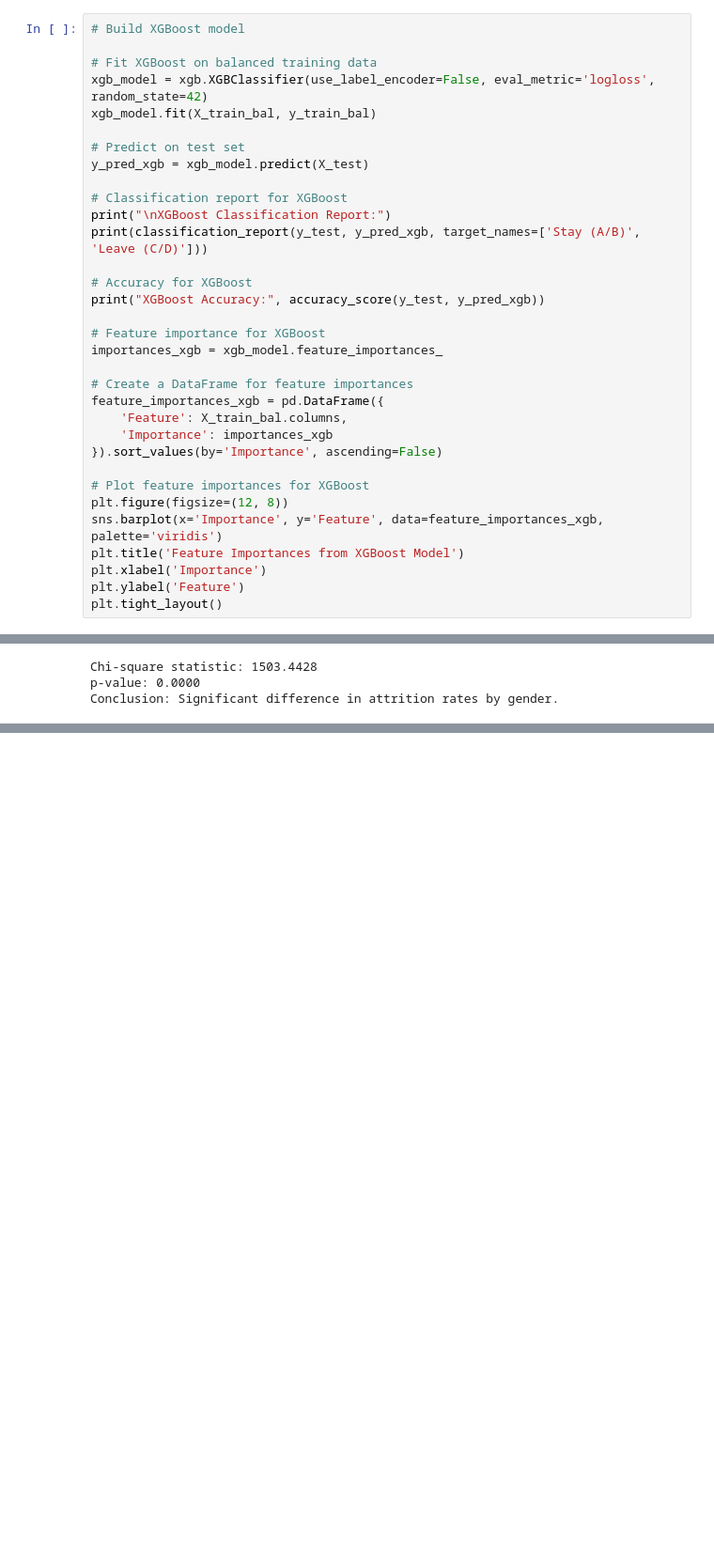
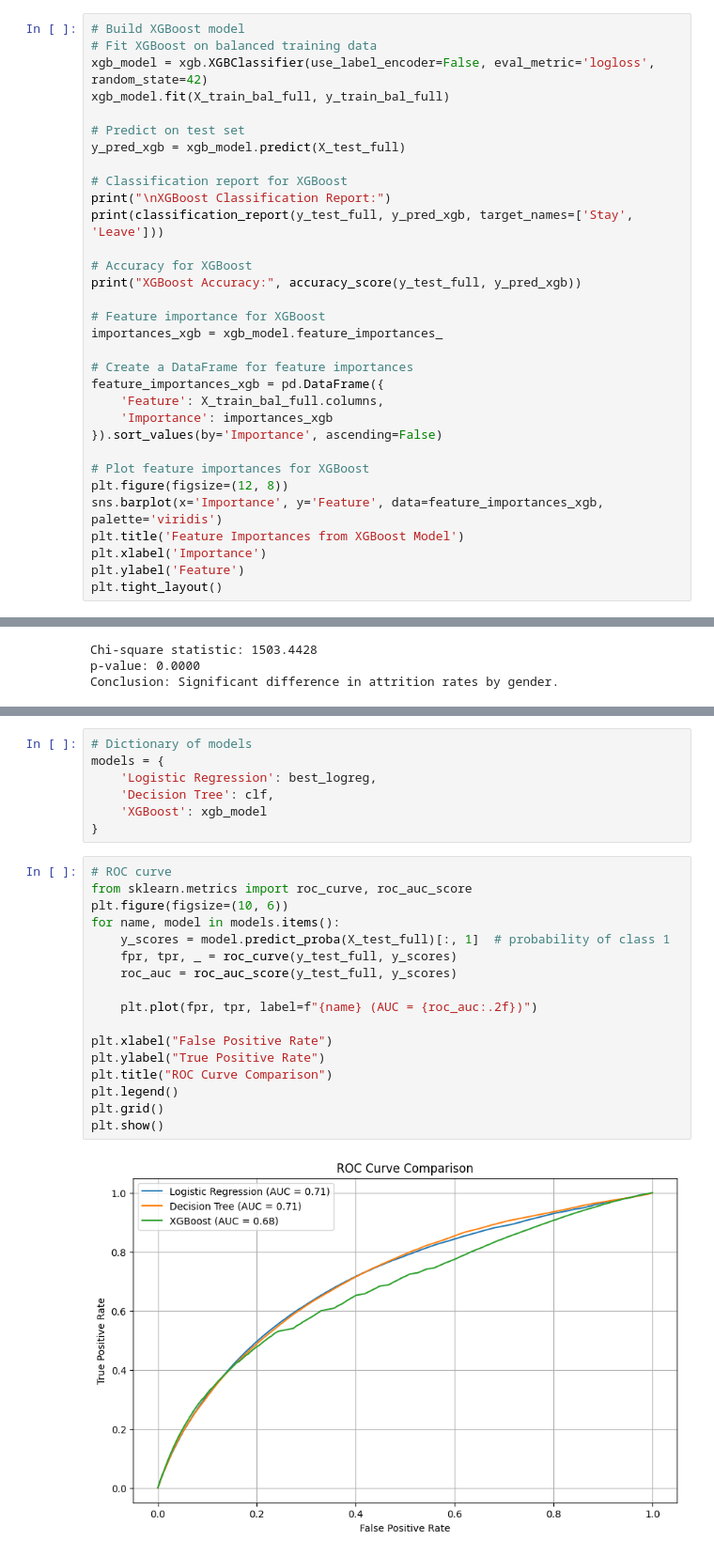
Before and after one commit to sophiaajensen/ADS599_CapstoneProject, a Jupyter notebook: code library/Modeling.ipynb, the cells around one changed output, grey strips where cells are left out. Shown at 94% size. Drawn from its saved outputs; the diff is of its cells as text; blank space fills up the shorter version.

```diff
--- a/code library/Modeling.ipynb
+++ b/code library/Modeling.ipynb
@@ -254,27 +170,26 @@ Fitting 3 folds for each of 108 candidates, totalling 324 fits
 ## XGBoost
 # %%
 # Build XGBoost model
-
 # Fit XGBoost on balanced training data
 xgb_model = xgb.XGBClassifier(use_label_encoder=False, eval_metric='logloss', random_state=42)
-xgb_model.fit(X_train_bal, y_train_bal)
+xgb_model.fit(X_train_bal_full, y_train_bal_full)
 
 # Predict on test set
-y_pred_xgb = xgb_model.predict(X_test)
+y_pred_xgb = xgb_model.predict(X_test_full)
 
 # Classification report for XGBoost
 print("\nXGBoost Classification Report:")
-print(classification_report(y_test, y_pred_xgb, target_names=['Stay (A/B)', 'Leave (C/D)']))
+print(classification_report(y_test_full, y_pred_xgb, target_names=['Stay', 'Leave']))
 
 # Accuracy for XGBoost
-print("XGBoost Accuracy:", accuracy_score(y_test, y_pred_xgb))
+print("XGBoost Accuracy:", accuracy_score(y_test_full, y_pred_xgb))
 
 # Feature importance for XGBoost
 importances_xgb = xgb_model.feature_importances_
 
 # Create a DataFrame for feature importances
 feature_importances_xgb = pd.DataFrame({
-    'Feature': X_train_bal.columns,
+    'Feature': X_train_bal_full.columns,
     'Importance': importances_xgb
 }).sort_values(by='Importance', ascending=False)
 
@@ -400,0 +272,26 @@ Conclusion: Significant difference in attrition rates by gender.
+# %%
+# Dictionary of models
+models = {
+    'Logistic Regression': best_logreg,
+    'Decision Tree': clf,
+    'XGBoost': xgb_model
+}
+# %%
+# ROC curve
+from sklearn.metrics import roc_curve, roc_auc_score
+plt.figure(figsize=(10, 6))
+for name, model in models.items():
+    y_scores = model.predict_proba(X_test_full)[:, 1]  # probability of class 1
+    fpr, tpr, _ = roc_curve(y_test_full, y_scores)
+    roc_auc = roc_auc_score(y_test_full, y_scores)
+
+    plt.plot(fpr, tpr, label=f"{name} (AUC = {roc_auc:.2f})")
+
+plt.xlabel("False Positive Rate")
+plt.ylabel("True Positive Rate")
+plt.title("ROC Curve Comparison")
+plt.legend()
+plt.grid()
+plt.show()
+# %% [output]
+[figure, added]
```
Also changed, not shown: parts of 7 cells of this notebook.
